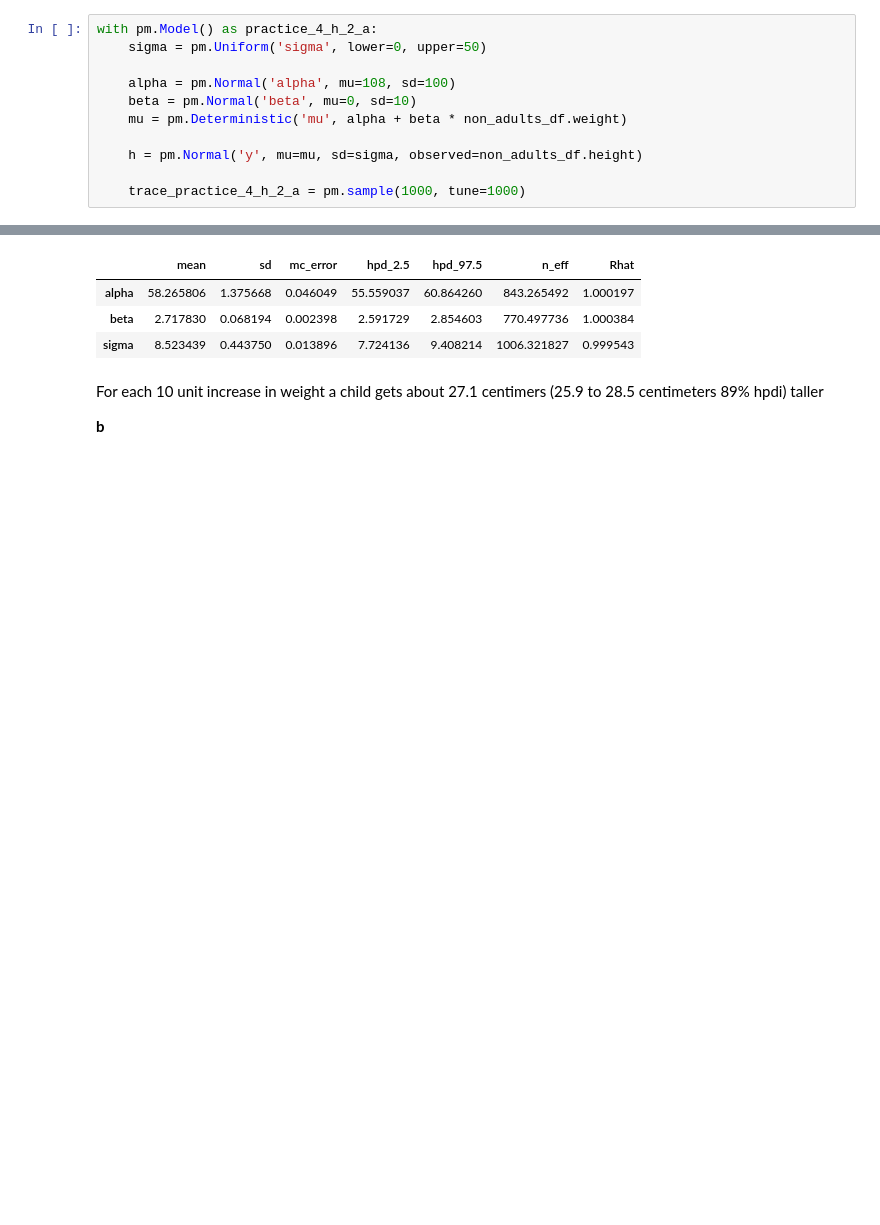
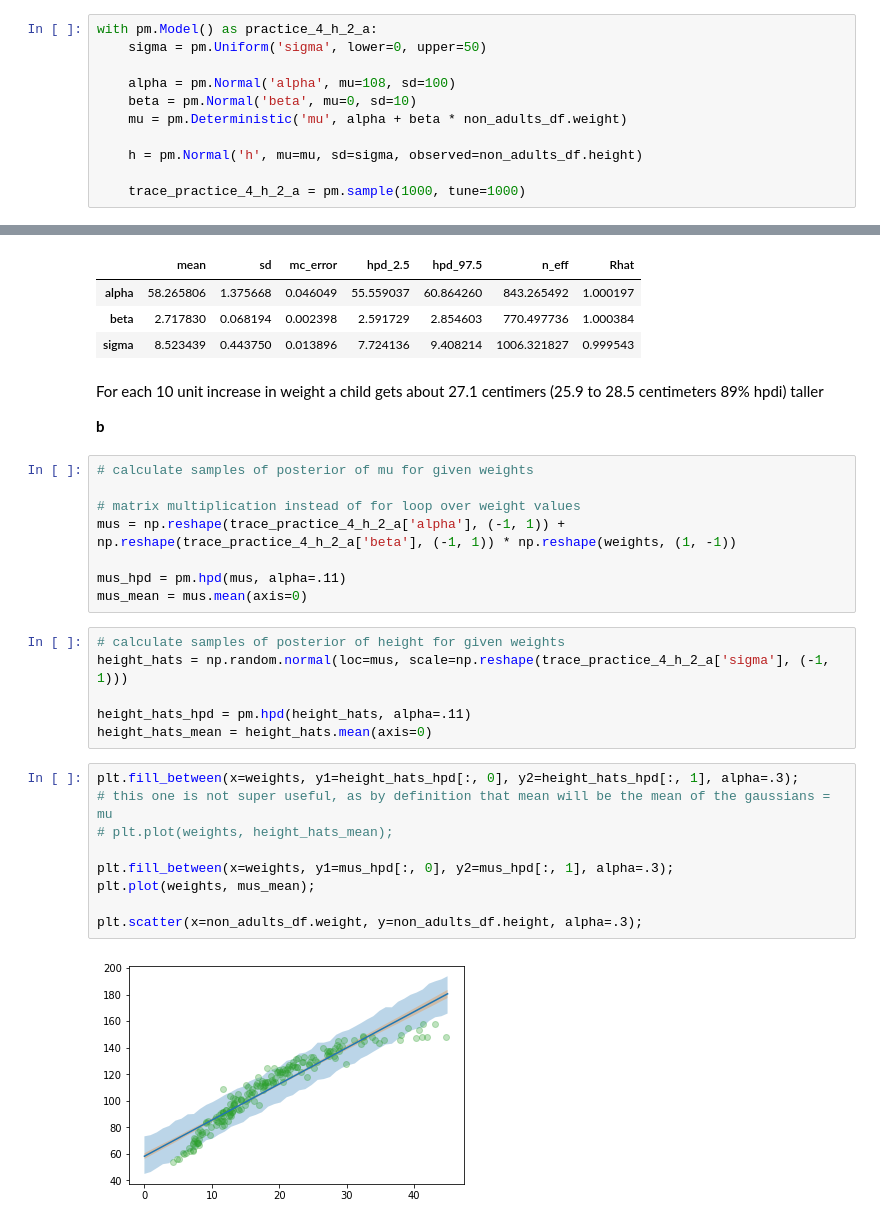
Before and after one commit to nwweber/statistical_rethinking, a Jupyter notebook: chapter_04_linear_models.ipynb, the cells around one changed output, grey strips where cells are left out. Drawn from its saved outputs; the diff is of its cells as text; blank space fills up the shorter version.

```diff
--- a/chapter_04_linear_models.ipynb
+++ b/chapter_04_linear_models.ipynb
@@ -1178,7 +1178,7 @@ with pm.Model() as practice_4_h_2_a:
     beta = pm.Normal('beta', mu=0, sd=10)
     mu = pm.Deterministic('mu', alpha + beta * non_adults_df.weight)
 
-    h = pm.Normal('y', mu=mu, sd=sigma, observed=non_adults_df.height)
+    h = pm.Normal('h', mu=mu, sd=sigma, observed=non_adults_df.height)
 
     trace_practice_4_h_2_a = pm.sample(1000, tune=1000)
 # %% [output]
@@ -1197,3 +1197,28 @@ pm.summary(trace_practice_4_h_2_a, varnames=['alpha', 'beta', 'sigma'])
 For each 10 unit increase in weight a child gets about 27.1 centimers (25.9 to 28.5 centimeters 89% hpdi) taller
 
 **b**
+# %%
+# calculate samples of posterior of mu for given weights
+
+# matrix multiplication instead of for loop over weight values
+mus = np.reshape(trace_practice_4_h_2_a['alpha'], (-1, 1)) +  np.reshape(trace_practice_4_h_2_a['beta'], (-1, 1)) * np.reshape(weights, (1, -1))
+
+mus_hpd = pm.hpd(mus, alpha=.11)
+mus_mean = mus.mean(axis=0)
+# %%
+# calculate samples of posterior of height for given weights
+height_hats = np.random.normal(loc=mus, scale=np.reshape(trace_practice_4_h_2_a['sigma'], (-1, 1)))
+
+height_hats_hpd = pm.hpd(height_hats, alpha=.11)
+height_hats_mean = height_hats.mean(axis=0)
+# %%
+plt.fill_between(x=weights, y1=height_hats_hpd[:, 0], y2=height_hats_hpd[:, 1], alpha=.3);
+# this one is not super useful, as by definition that mean will be the mean of the gaussians = mu
+# plt.plot(weights, height_hats_mean);
+
+plt.fill_between(x=weights, y1=mus_hpd[:, 0], y2=mus_hpd[:, 1], alpha=.3);
+plt.plot(weights, mus_mean);
+
+plt.scatter(x=non_adults_df.weight, y=non_adults_df.height, alpha=.3);
+# %% [output]
+[figure, added]
```
Also changed, not shown: parts of 1 cell of this notebook.
